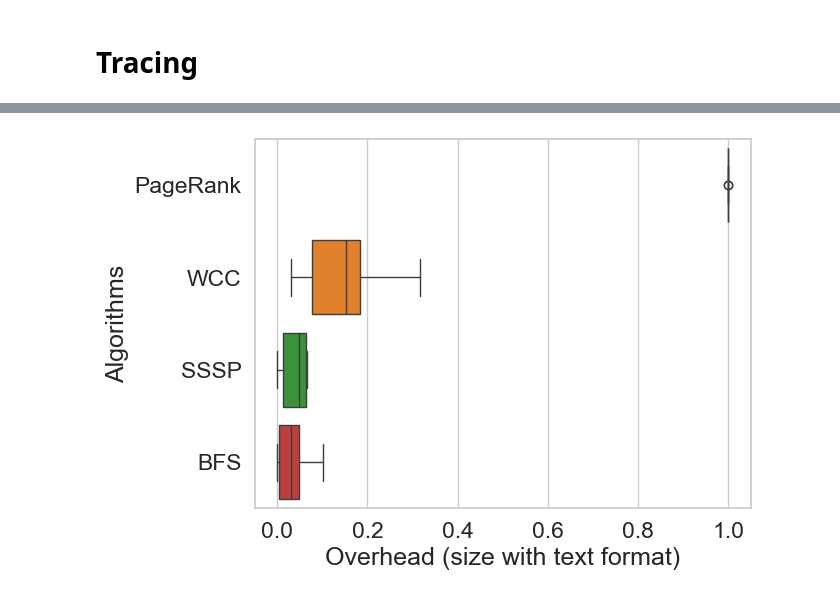
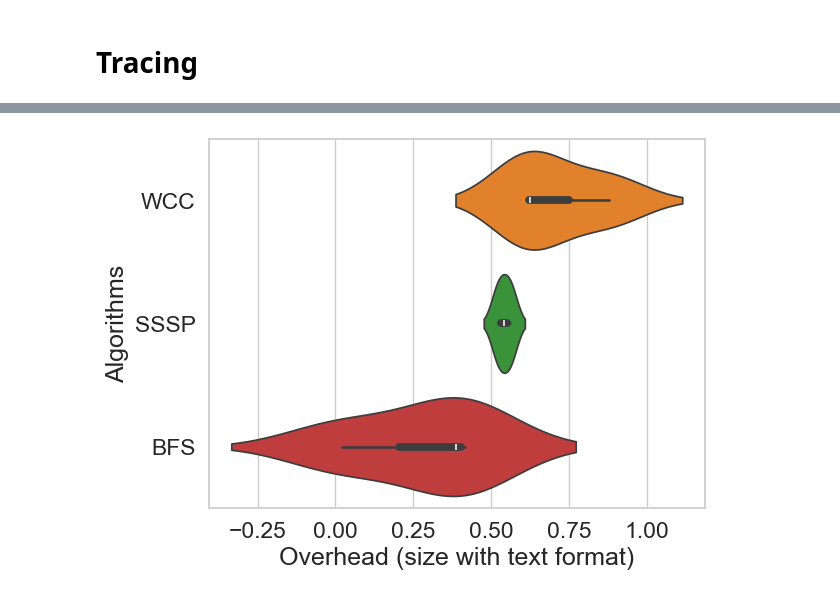
Before and after one commit to atlarge-research/provx, a Jupyter notebook: results/src/plots.ipynb, the cells around one changed output, grey strips where cells are left out. Saved outputs shown, nothing was run; the diff lists cells and outputs as text; code cells hidden in the pictures.

Commit message:
Update diagrams

```diff
--- a/results/src/plots.ipynb
+++ b/results/src/plots.ipynb
@@ -95,3 +310,3 @@ storage_formats["per_iter"] = storage_formats["duration"] / storage_formats["ite
 # %%
-storage_baseline = storage_formats[(storage_formats["storage_format"] == "Text") & (storage_formats["nr_executors"] == 8)]
-#storage_baseline
+storage_baseline_duration = storage_baseline[["algorithm", "dataset", "storage_format", "duration"]]
+storage_baseline_duration.sort_values(by=["algorithm", "dataset"])
@@ -203,6 +501,7 @@ def merge_compare(baseline, rhs, metric="duration", on=["algorithm", "dataset"],
     df.rename(columns={metric: f"baseline_{metric}"}, inplace=True)
     dff = pd.merge(rhs, df[on+[f"baseline_{metric}"]], on=on)
     dff[name] = dff[metric] / dff[f"baseline_{metric}"]
+    dff[f"{name}_desc"] = [str(a) + " / " + str(b) for (a, b) in list(zip(dff[metric], dff[f"baseline_{metric}"]))]
     return dff
 # %% [markdown]
 # Tracing
@@ -300,4 +744,4 @@ plt.savefig(write_dir / f"overhead-size.svg", bbox_inches='tight')
 # %%
-data_dir = Path("das6") / "combined-scaling"
+data_dir = Path("das6") / "20240521-111351-combinedpruning"
 combined = parse_experiment_output(root_dir / "data" / data_dir)
-#combined
+combined.sort_values(by=["algorithm", "dataset", "storage_format"])
@@ -317,5 +793,3 @@ plt.savefig(write_dir / f"overhead-duration.svg", bbox_inches='tight')
 # %%
-#combined_compare_size = merge_compare(storage_baseline[storage_baseline["nr_executors"] == 8], combined[(combined["nr_executors"] == 8) & (combined["size"] > 0)], metric="size")
-combined_compare_size = merge_compare(storage_baseline[storage_baseline["nr_executors"] == 8], combined[(combined["nr_executors"] == 8) & (combined["size"] > 0)], metric="size")
-
-#combined_compare_size
+combined_compare_size = merge_compare(storage_baseline, combined[combined["total_size"] > 0], metric="total_size")
+combined_compare_size.sort_values(by=["algorithm", "dataset", "storage_format"])
@@ -322,11 +806,11 @@ combined_compare_size = merge_compare(storage_baseline[storage_baseline["nr_exec
 # %%
 order = combined_compare_size.groupby(by=["algorithm"])["overhead"].median().sort_values(ascending=False).index
-b = sns.boxplot(data=combined_compare_size, x="overhead", y="algorithm", hue="algorithm", palette=algorithm_colors, order=order)
+b = sns.violinplot(data=combined_compare_size, x="overhead", y="algorithm", hue="algorithm", palette=algorithm_colors, order=order)
 b.set_xlabel("Overhead (size with text format)")
 b.set_ylabel("Algorithms")
 write_dir = (plot_dir / data_dir)
 write_dir.mkdir(exist_ok=True, parents=True)
-plt.savefig(write_dir / f"overhead-size.svg", bbox_inches='tight')
+plt.savefig(write_dir / "overhead-size.pdf", bbox_inches='tight')
 # %% [output]
-[figure, old version]
+[figure, new version]
 # %%
```
Also changed, not shown: parts of 65 cells of this notebook, 48 other files.
